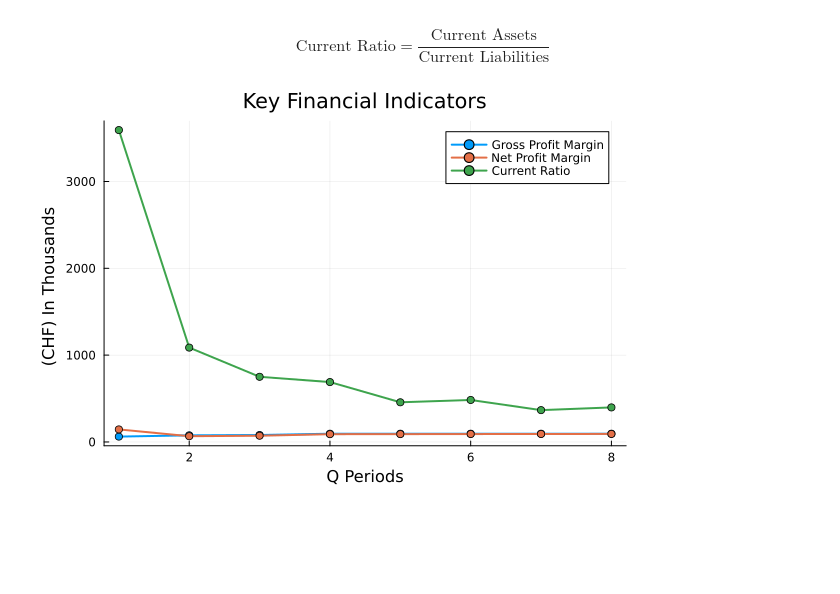
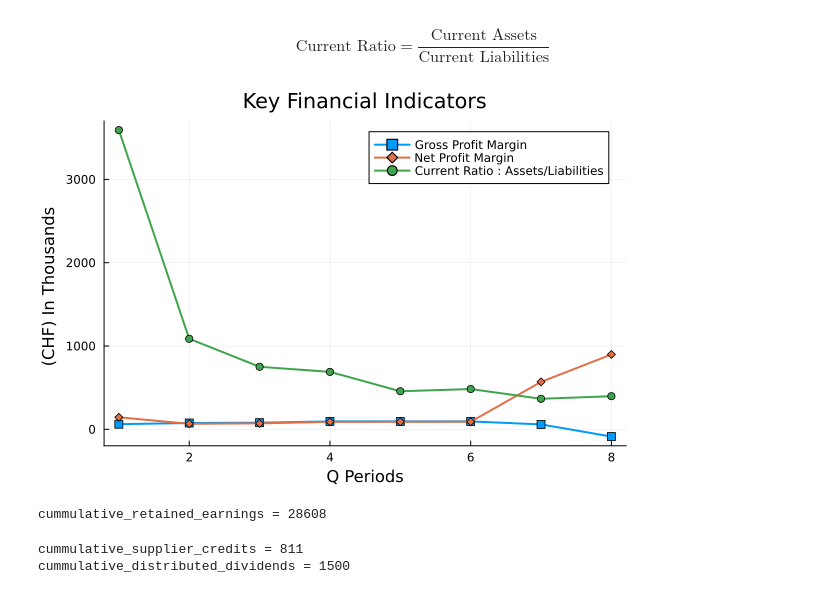
Before and after one commit to setrar/Business, a Jupyter notebook: FinancialStatements/financial_presentation.ipynb, the cells around one changed output. Cells and saved outputs as stored; diff of their text form; code cells hidden in the pictures; blank space fills up the shorter version.

```diff
--- a/FinancialStatements/financial_presentation.ipynb
+++ b/FinancialStatements/financial_presentation.ipynb
@@ -2,9 +2,9 @@
 using Plots
 # %%
 quarters = ["Q2", "Q3", "Q4", "Q5", "Q6", "Q7", "Q8", "Q9"]
-total_revenue = [1150, 10080, 23940, 33152, 51576, 79212, 116060, 162120]
-total_cogs = [441, 2400, 4800, 1672, 2585, 3971, 5818, 8126]
-gross_profit = [2160, 7680, 19140, 31680, 48991, 75241, 110242, 153994]
+total_revenue = [1149, 10080, 23940, 33152, 51576, 79212, 18684, 16606]
+total_cogs = [441, 2400, 4800, 1672, 2585, 3971, 6560+1091, 20508+10589]
+# gross_profit = [2160, 7680, 19140, 31680, 48991, 75241, 110242, 153994]
 opex = [500, 1000, 2000, 2479, 3072, 3807, 4719, 4719]
 net_income = [1660, 6680, 17140, 29680, 46512, 72169, 106435, 149275];
 # %%
@@ -39,21 +39,22 @@ current_ratio = [
 # %%
 # Plotting the gross profit margin
 p1 = plot(gross_profit_margin
     , label = "Gross Profit Margin"
-    , linewidth=2, marker=:circle
+    , linewidth=2, marker=:square
 )
 p1 = plot!(net_profit_margin
     , label = "Net Profit Margin"
+    , linewidth=2, marker=:diamond
+)
+p1 = plot!(current_ratio
+    , label = "Current Ratio : Assets/Liabilities"
     , linewidth=2, marker=:circle
 )
-p1 = plot!(current_ratio
-    , label = "Current Ratio"
-    , linewidth=2, marker=:circle
-)
+
 plot(p1
     , legend=true
     , title="Key Financial Indicators"
     , xlabel="Q Periods", ylabel="(CHF) In Thousands "
 )
 # %% [output]
-[figure, old version]
+[figure, new version]
@@ -59,0 +65,10 @@ plot(p1
+# %%
+cummulative_retained_earnings = sum(retained_earnings); @show cummulative_retained_earnings;
+# %% [output]
+cummulative_retained_earnings = 28608
+# %%
+cummulative_supplier_credits = sum(supplier_credits); @show cummulative_supplier_credits
+cummulative_distributed_dividends = sum(distributed_dividends); @show cummulative_distributed_dividends;
+# %% [output]
+cummulative_supplier_credits = 811
+cummulative_distributed_dividends = 1500
```
Also changed, not shown: parts of 2 cells of this notebook, 1 other file.
